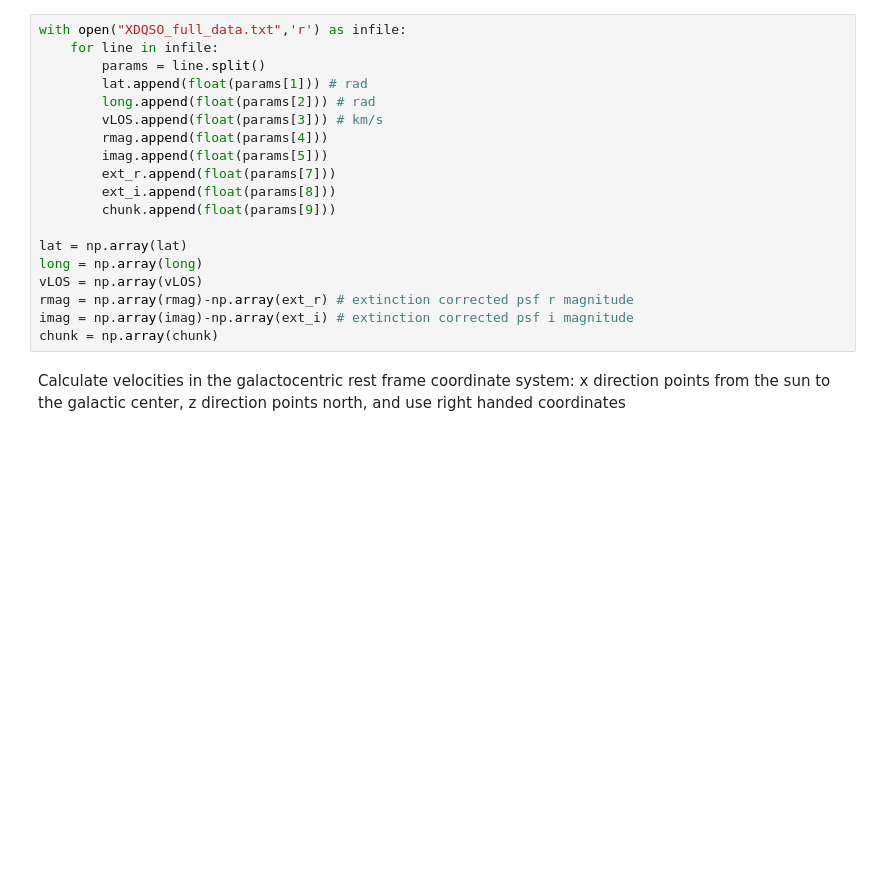
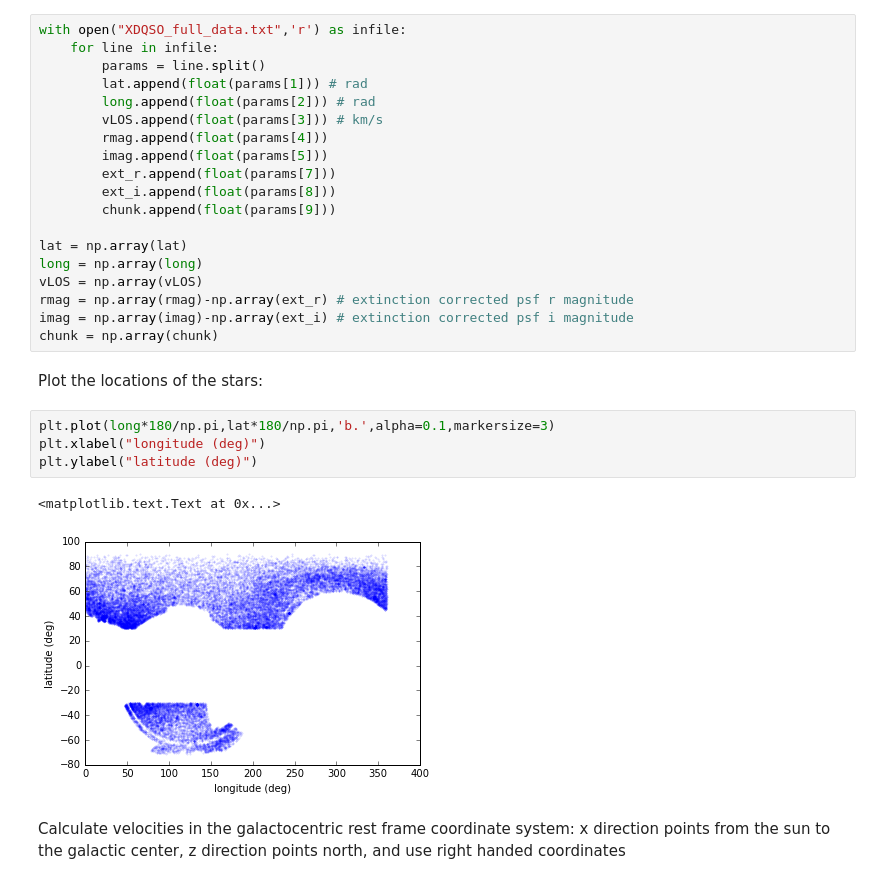
Before and after one commit to bbertoni/BOSSstars, a Jupyter notebook: XDQSO_dist_vLOS.ipynb, the cells around one changed output. Drawn from its saved outputs; the diff is of its cells as text; blank space fills up the shorter version.

```diff
--- a/XDQSO_dist_vLOS.ipynb
+++ b/XDQSO_dist_vLOS.ipynb
@@ -32,6 +32,15 @@ vLOS = np.array(vLOS)
 rmag = np.array(rmag)-np.array(ext_r) # extinction corrected psf r magnitude
 imag = np.array(imag)-np.array(ext_i) # extinction corrected psf i magnitude
 chunk = np.array(chunk)
+# %% [markdown]
+Plot the locations of the stars:
+# %%
+plt.plot(long*180/np.pi,lat*180/np.pi,'b.',alpha=0.1,markersize=3)
+plt.xlabel("longitude (deg)")
+plt.ylabel("latitude (deg)")
+# %% [output]
+<matplotlib.text.Text at 0x...>
+[figure, added]
 # %% [markdown]
 Calculate velocities in the galactocentric rest frame coordinate system: x direction points from the sun to the galactic center, z direction points north, and use right handed coordinates
 # %%
```
